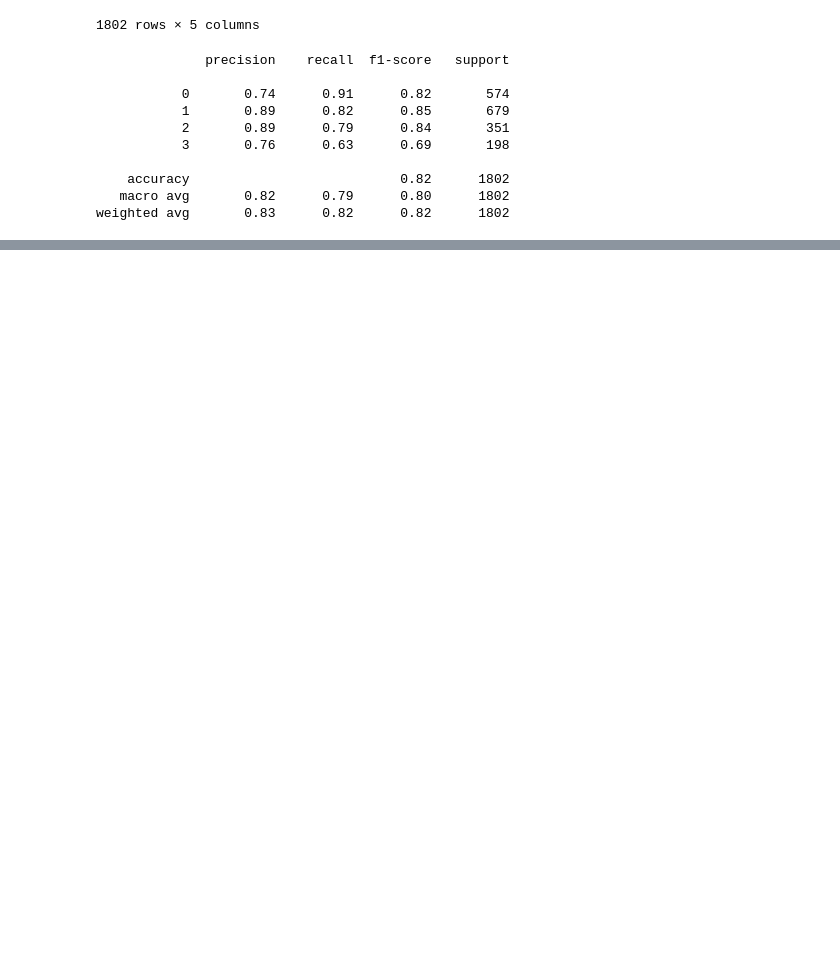
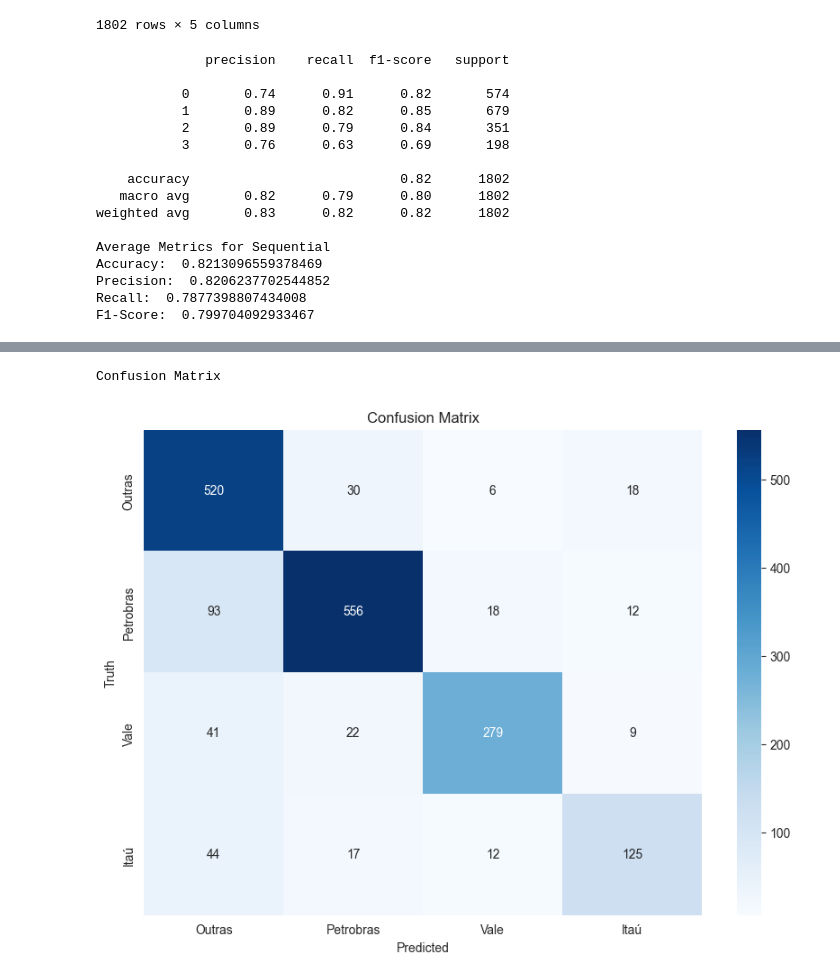
Before and after one commit to guico3lho/TCC_tags, a Jupyter notebook: pipeline/supervised_deep_models/evaluate_models.ipynb, the cells around one changed output, grey strips where cells are left out. Saved outputs shown, nothing was run; the diff lists cells and outputs as text; code cells hidden in the pictures; blank space fills up the shorter version.

```diff
--- a/pipeline/supervised_deep_models/evaluate_models.ipynb
+++ b/pipeline/supervised_deep_models/evaluate_models.ipynb
@@ -238,18 +250,27 @@ df_results
 1802 rows × 5 columns
 # %%
 print(classification_report(y_test, y_pred))
-# cm = confusion_matrix(y_true=y_test, y_pred=y_pred)
-# show_confusion_matrix(cm)
+show_average_metrics(y_test, y_pred, bilstm_model.__class__.__name__)
 show_graph_metrics(y_test, y_pred, 'BiLSTM')
+cm = confusion_matrix(y_true=y_test, y_pred=y_pred)
+show_confusion_matrix(cm)
 # %% [output]
               precision    recall  f1-score   support
 
            0       0.74      0.91      0.82       574
            1       0.89      0.82      0.85       679
            2       0.89      0.79      0.84       351
            3       0.76      0.63      0.69       198
 
     accuracy                           0.82      1802
    macro avg       0.82      0.79      0.80      1802
 weighted avg       0.83      0.82      0.82      1802
+
+Average Metrics for Sequential
+Accuracy:  0.8213096559378469
+Precision:  0.8206237702544852
+Recall:  0.7877398807434008
+F1-Score:  0.799704092933467
 [interactive output not drawn]
+Confusion Matrix
+[figure, added]
```
Also changed, not shown: parts of 6 cells of this notebook, 18 other files.
